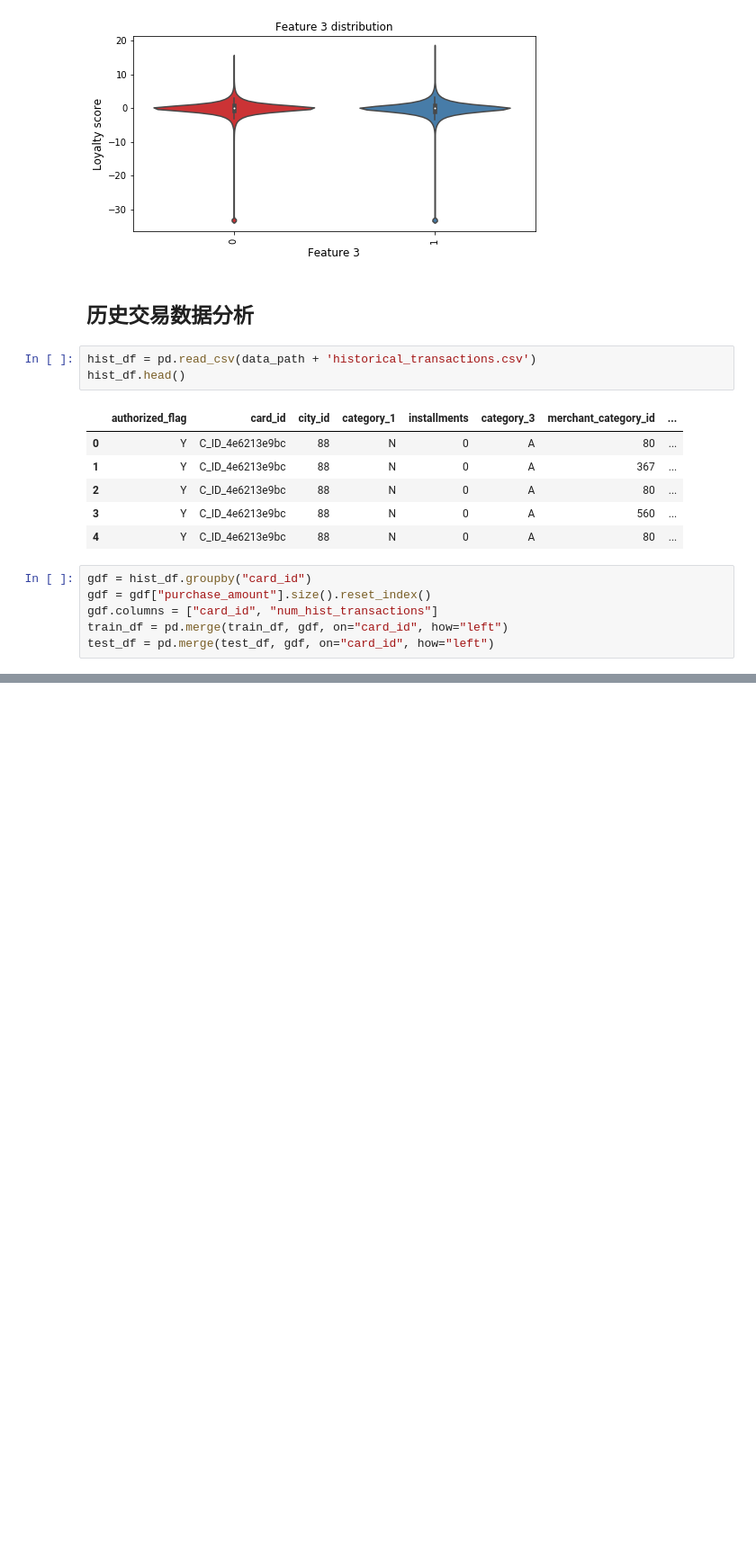
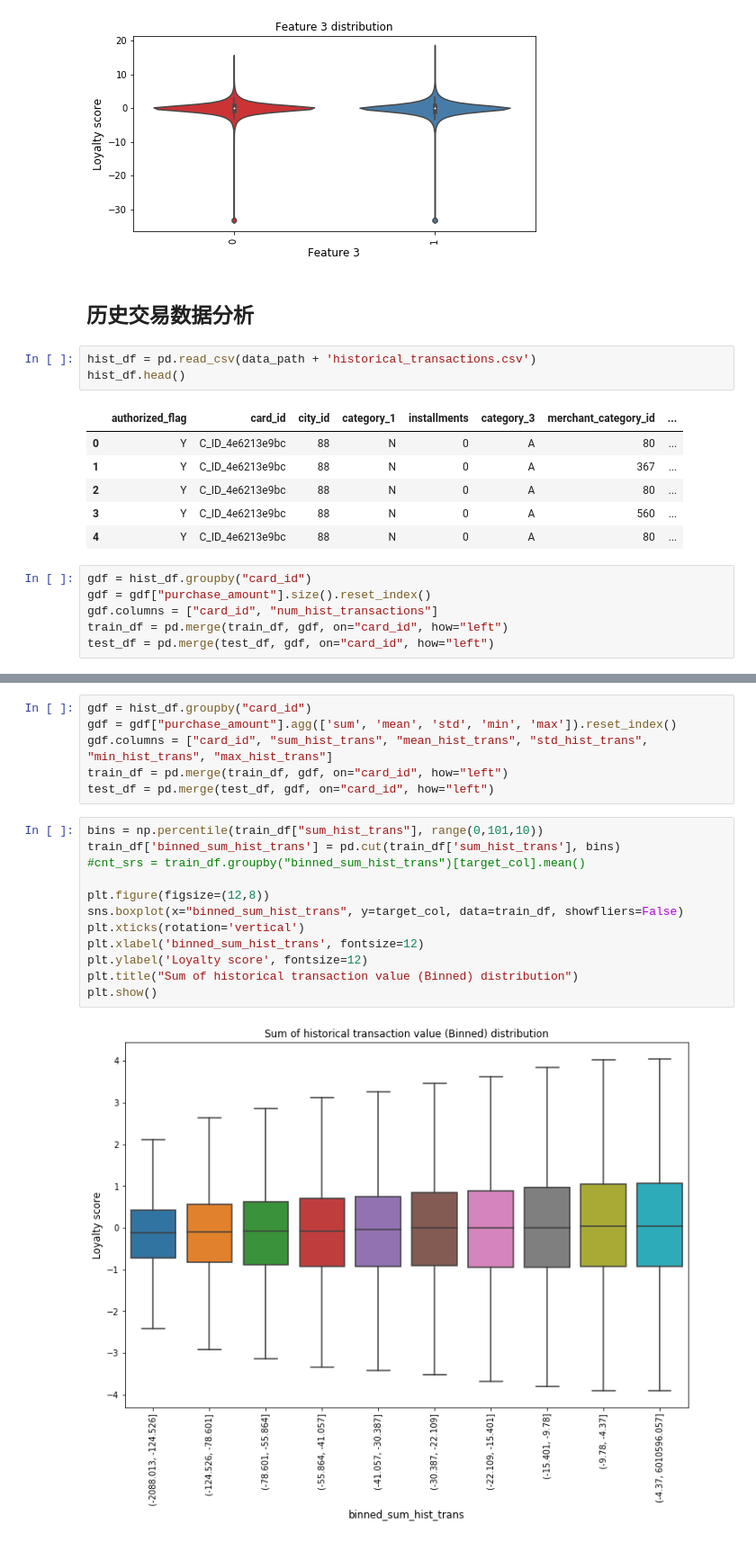
Before and after one commit to tusonggao/Kaggle_code, a Jupyter notebook: elo-merchant-category-recommendation/elo-merchant-category-recommendation_EDA.ipynb, the cells around one changed output, grey strips where cells are left out. Shown at 90% size. Saved outputs shown, nothing was run; the diff lists cells and outputs as text; blank space fills up the shorter version.

```diff
--- a/elo-merchant-category-recommendation/elo-merchant-category-recommendation_EDA.ipynb
+++ b/elo-merchant-category-recommendation/elo-merchant-category-recommendation_EDA.ipynb
@@ -209,0 +225,20 @@ py.iplot(fig, filename="Histtranscnt")
+# %%
+gdf = hist_df.groupby("card_id")
+gdf = gdf["purchase_amount"].agg(['sum', 'mean', 'std', 'min', 'max']).reset_index()
+gdf.columns = ["card_id", "sum_hist_trans", "mean_hist_trans", "std_hist_trans", "min_hist_trans", "max_hist_trans"]
+train_df = pd.merge(train_df, gdf, on="card_id", how="left")
+test_df = pd.merge(test_df, gdf, on="card_id", how="left")
+# %%
+bins = np.percentile(train_df["sum_hist_trans"], range(0,101,10))
+train_df['binned_sum_hist_trans'] = pd.cut(train_df['sum_hist_trans'], bins)
+#cnt_srs = train_df.groupby("binned_sum_hist_trans")[target_col].mean()
+
+plt.figure(figsize=(12,8))
+sns.boxplot(x="binned_sum_hist_trans", y=target_col, data=train_df, showfliers=False)
+plt.xticks(rotation='vertical')
+plt.xlabel('binned_sum_hist_trans', fontsize=12)
+plt.ylabel('Loyalty score', fontsize=12)
+plt.title("Sum of historical transaction value (Binned) distribution")
+plt.show()
+# %% [output]
+[figure, added]
```
Also changed, not shown: parts of 15 cells of this notebook.
